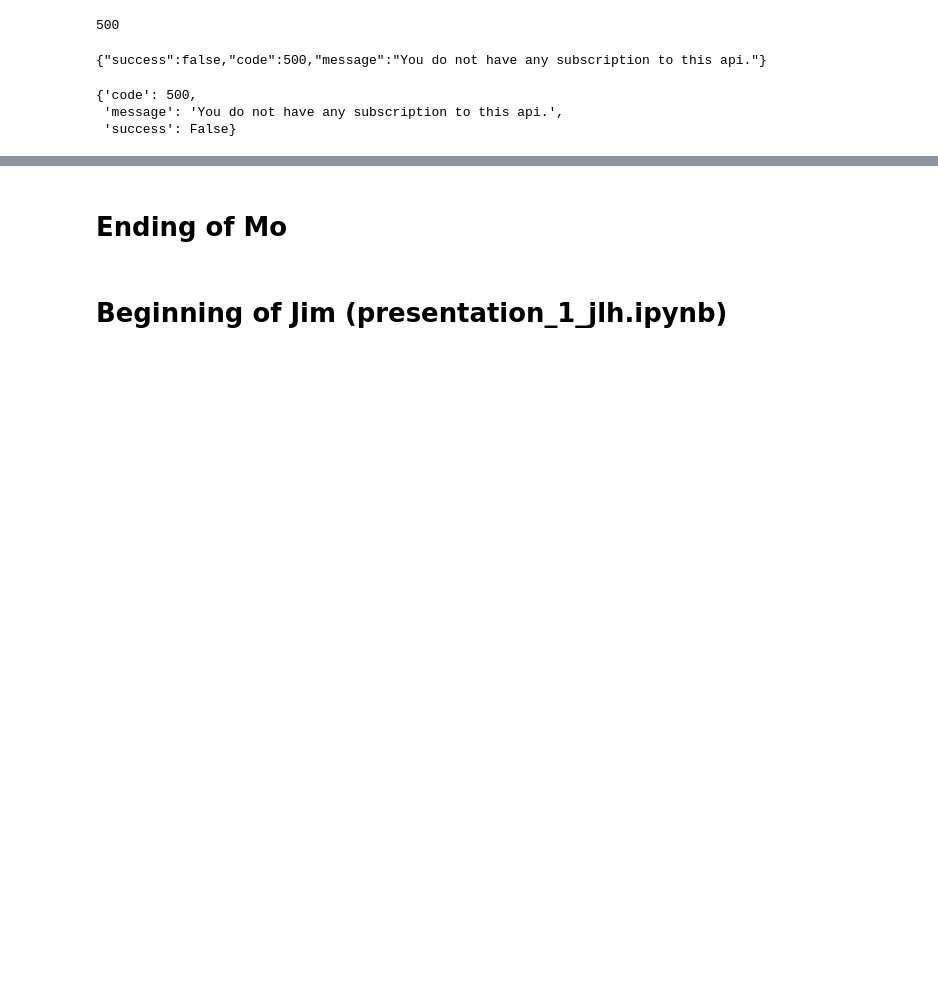
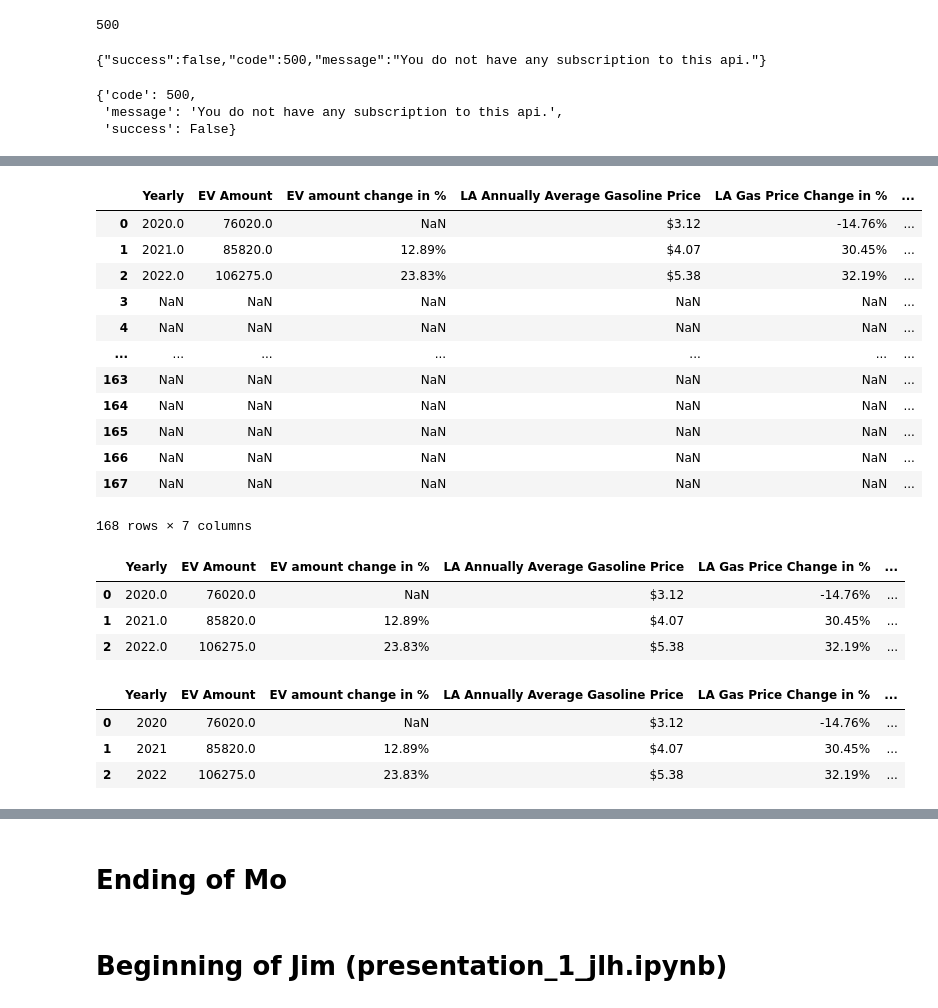
Before and after one commit to JaredWillson/group_9_project_1, a Jupyter notebook: Group_9_submission.ipynb, the cells around one changed output, grey strips where cells are left out. Saved outputs shown, nothing was run; the diff lists cells and outputs as text; code cells hidden in the pictures; blank space fills up the shorter version.

```diff
--- a/Group_9_submission.ipynb
+++ b/Group_9_submission.ipynb
@@ -1390,0 +1436,34 @@ df.to_excel('Resources/gas_price_3.xlsx',index=False)
+# %%
+gasoline_price_df= gasoline_price_df.drop(columns = ["Vehicles","county","Month","Fuel","Year","Los Angeles Dollars per Gallon","San Francisco Dollars per Gallon"])
+gasoline_price_df
+# %% [output]
+|  | Yearly | EV Amount | EV amount change in % | LA Annually Average Gasoline Price | LA Gas Price Change in % | ... |
+| 0 | 2020.0 | 76020.0 | NaN | $3.12 | -14.76% | ... |
+| 1 | 2021.0 | 85820.0 | 12.89% | $4.07 | 30.45% | ... |
+| 2 | 2022.0 | 106275.0 | 23.83% | $5.38 | 32.19% | ... |
+| 3 | NaN | NaN | NaN | NaN | NaN | ... |
+| 4 | NaN | NaN | NaN | NaN | NaN | ... |
+| ... | ... | ... | ... | ... | ... | ... |
+| 163 | NaN | NaN | NaN | NaN | NaN | ... |
+| 164 | NaN | NaN | NaN | NaN | NaN | ... |
+| 165 | NaN | NaN | NaN | NaN | NaN | ... |
+| 166 | NaN | NaN | NaN | NaN | NaN | ... |
+| 167 | NaN | NaN | NaN | NaN | NaN | ... |
+168 rows × 7 columns
+# %%
+gasoline_price_df = gasoline_price_df.dropna(subset=["Yearly"])
+gasoline_price_df
+# %% [output]
+|  | Yearly | EV Amount | EV amount change in % | LA Annually Average Gasoline Price | LA Gas Price Change in % | ... |
+| 0 | 2020.0 | 76020.0 | NaN | $3.12 | -14.76% | ... |
+| 1 | 2021.0 | 85820.0 | 12.89% | $4.07 | 30.45% | ... |
+| 2 | 2022.0 | 106275.0 | 23.83% | $5.38 | 32.19% | ... |
+# %%
+gasoline_price_df = gasoline_price_df.copy()
+gasoline_price_df['Yearly'] = gasoline_price_df['Yearly'].astype(int)
+gasoline_price_df
+# %% [output]
+|  | Yearly | EV Amount | EV amount change in % | LA Annually Average Gasoline Price | LA Gas Price Change in % | ... |
+| 0 | 2020 | 76020.0 | NaN | $3.12 | -14.76% | ... |
+| 1 | 2021 | 85820.0 | 12.89% | $4.07 | 30.45% | ... |
+| 2 | 2022 | 106275.0 | 23.83% | $5.38 | 32.19% | ... |
```
Also changed, not shown: parts of 9 cells of this notebook, 3 other files.
